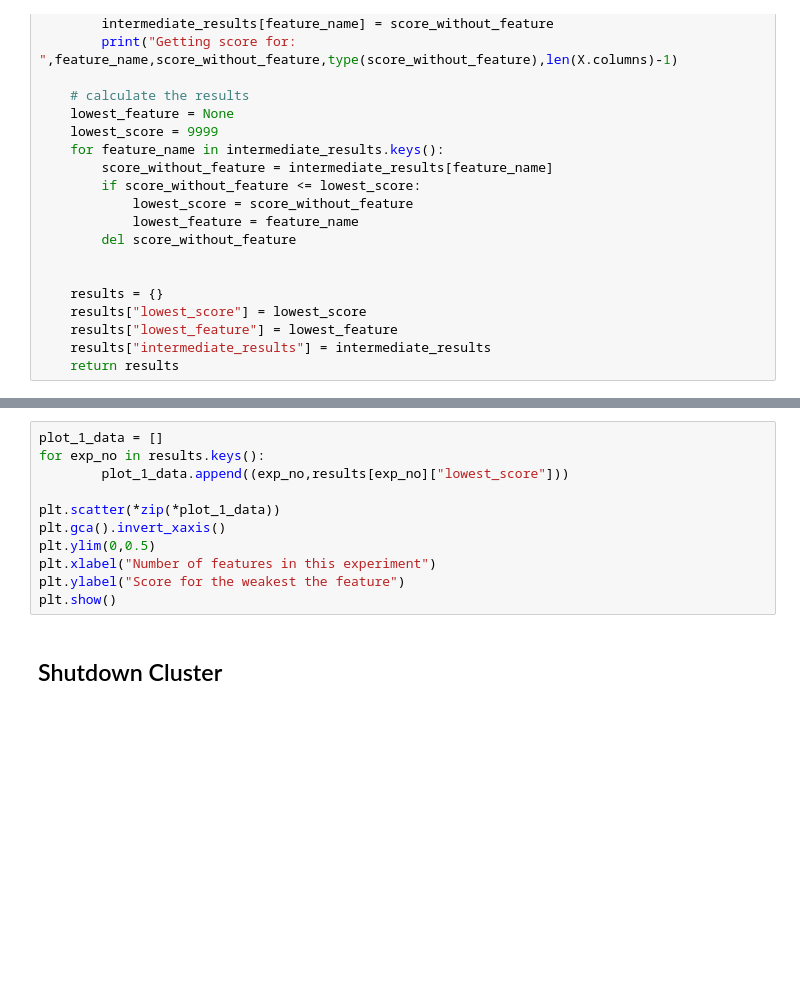
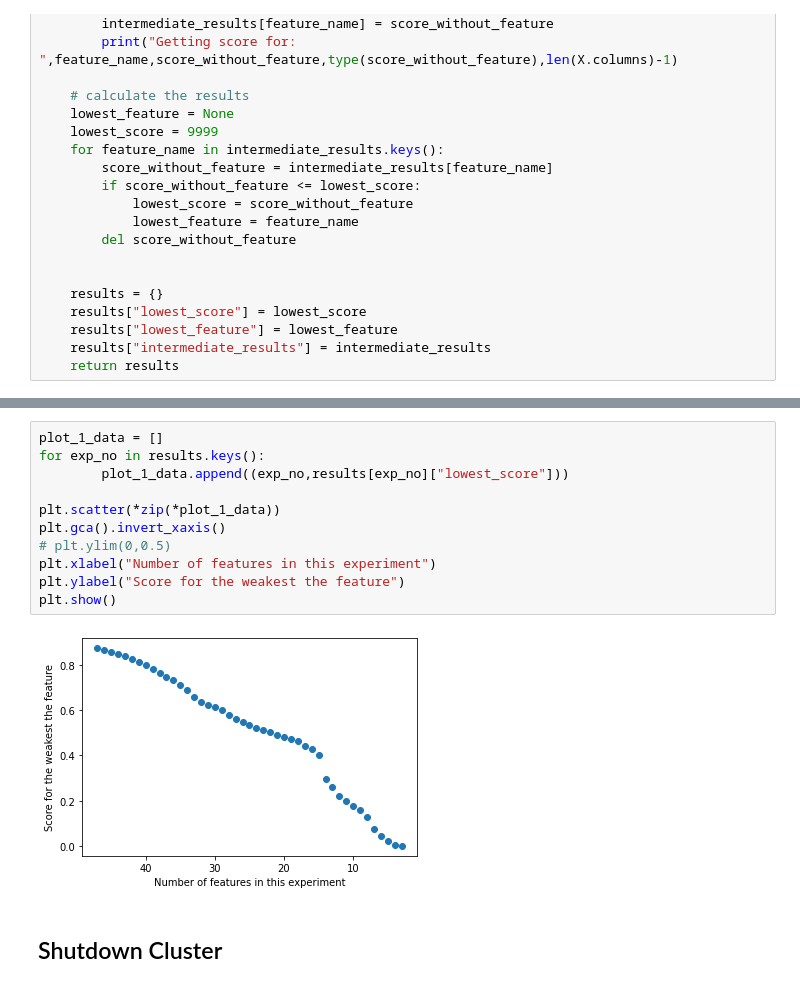
Before and after one commit to sheecegardezi/uncoverml, a Jupyter notebook: notebook/Feature Ranking 1.ipynb, the cells around one changed output, grey strips where cells are left out. Drawn from its saved outputs; the diff is of its cells as text; blank space fills up the shorter version.

```diff
--- a/notebook/Feature Ranking 1.ipynb
+++ b/notebook/Feature Ranking 1.ipynb
@@ -325,14 +325,16 @@ Getting score for:  relief_elev_focalrange300m_3s 0.7159986096507386 <class 'num
 # %%
 plot_1_data = []
 for exp_no in results.keys():
         plot_1_data.append((exp_no,results[exp_no]["lowest_score"]))
 
 plt.scatter(*zip(*plot_1_data))
 plt.gca().invert_xaxis()
-plt.ylim(0,0.5)
+# plt.ylim(0,0.5)
 plt.xlabel("Number of features in this experiment")
 plt.ylabel("Score for the weakest the feature")
 plt.show()
+# %% [output]
+[figure, added]
 # %% [markdown]
 ## Shutdown Cluster
 # %%
```
Also changed, not shown: parts of 1 cell of this notebook, 2 other files.
